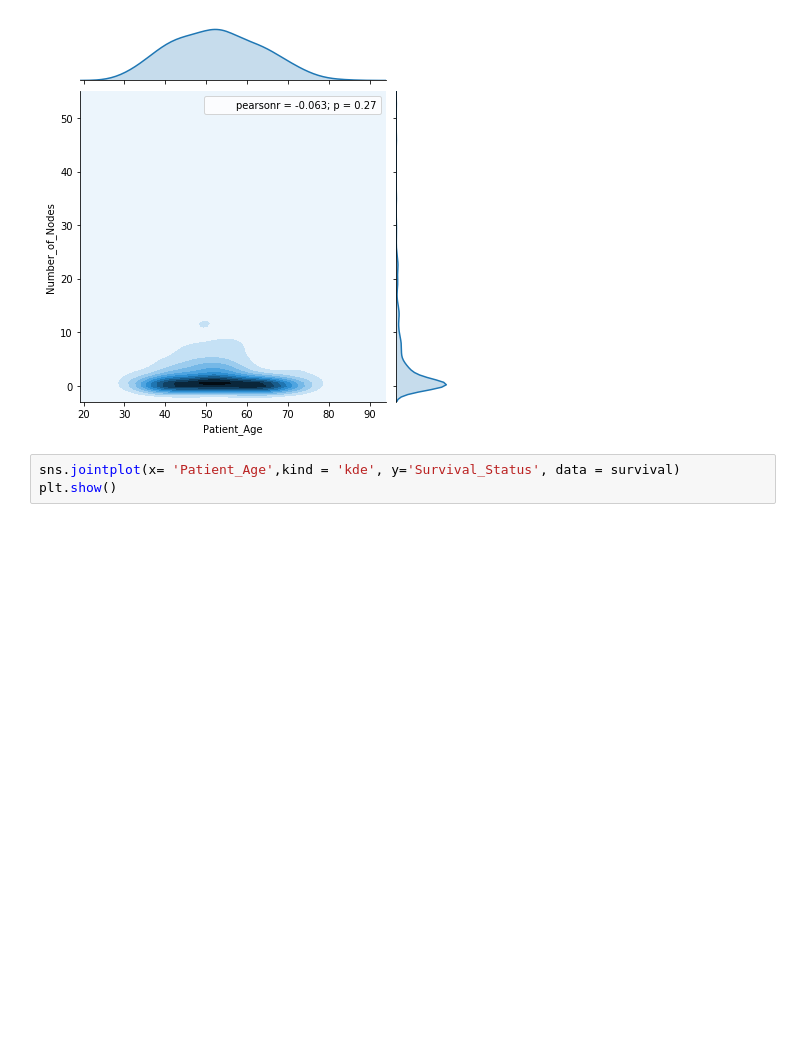
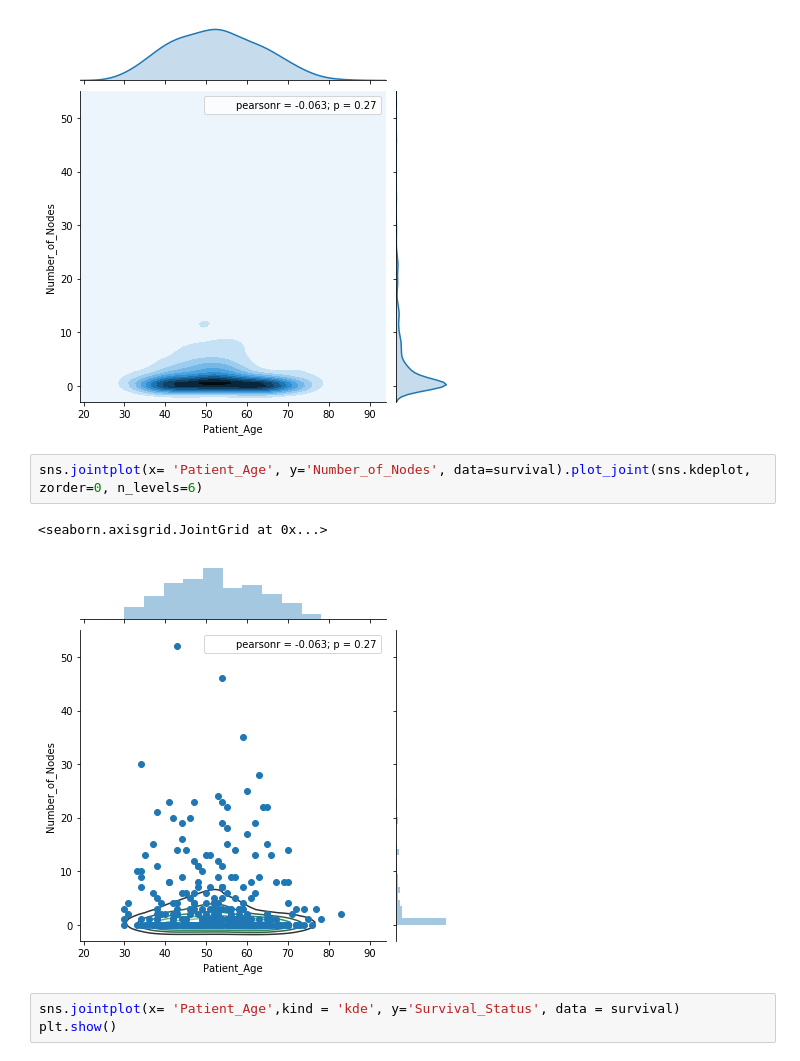
Before and after one commit to S3688570/Prediction-of-Breast-Cancer, a Jupyter notebook: Assignment2.ipynb, the cells around one changed output. Cells and saved outputs as stored; diff of their text form; blank space fills up the shorter version.

```diff
--- a/Assignment2.ipynb
+++ b/Assignment2.ipynb
@@ -348,6 +352,11 @@ sns.jointplot(x= 'Patient_Age',kind = 'kde', y='Number_of_Nodes', data = surviva
 plt.show()
 # %% [output]
 [figure]
+# %%
+sns.jointplot(x= 'Patient_Age', y='Number_of_Nodes', data=survival).plot_joint(sns.kdeplot, zorder=0, n_levels=6)
+# %% [output]
+<seaborn.axisgrid.JointGrid at 0x...>
+[figure, added]
 # %%
 sns.jointplot(x= 'Patient_Age',kind = 'kde', y='Survival_Status', data = survival)
 plt.show()
```
Also changed, not shown: parts of 45 cells of this notebook.
